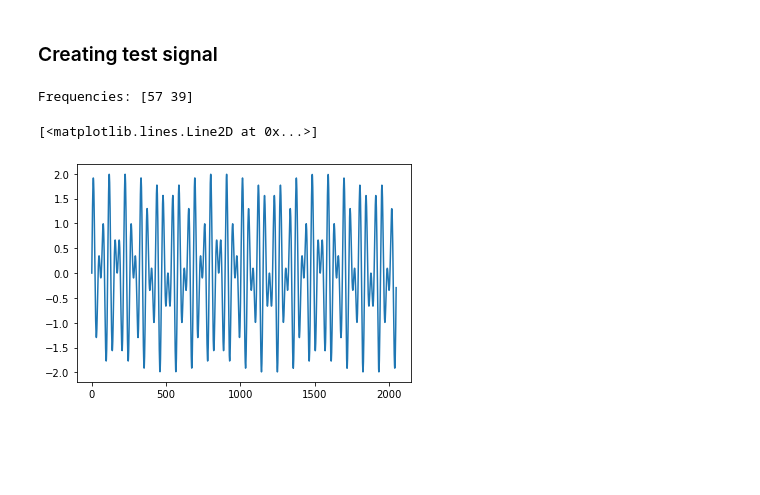
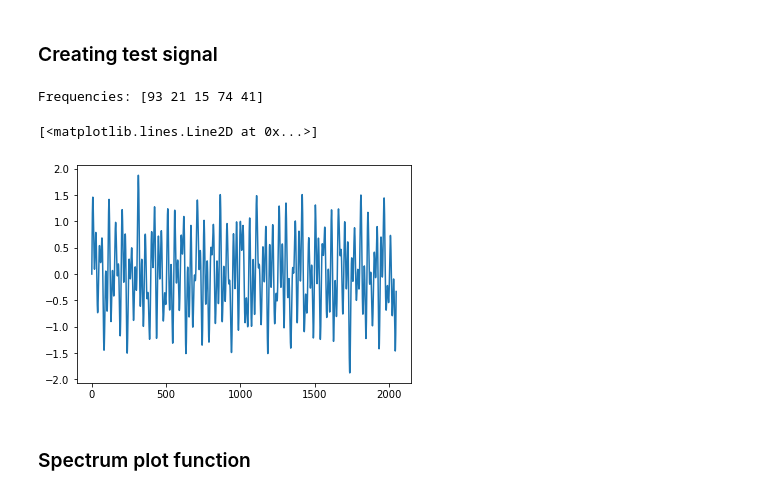
Before and after one commit to LukaszSzarecki/audio_python, a Jupyter notebook: jupyters/fft_spectrums.ipynb, the cells around one changed output. Drawn from its saved outputs; the diff is of its cells as text; code cells hidden in the pictures; blank space fills up the shorter version.

```diff
--- a/jupyters/fft_spectrums.ipynb
+++ b/jupyters/fft_spectrums.ipynb
@@ -12,30 +13,33 @@ import matplotlib.pyplot as plt
 # %%
 class Signal:
     def __init__(self, samples, num_of_freq):
         self.samples = samples
         self.x = np.arange(samples)
         self.num_of_freq = num_of_freq
         #Creating output signal
         self.out()
 
     def sin_wave(self, f):
-        return np.sin(2*np.pi * f * (self.x/self.samples))
+        a = np.random.random()
+        return a * np.sin(2*np.pi * f * (self.x/self.samples))
     def rand_freq(self):
         return np.random.randint(1,100,self.num_of_freq)
     def out(self):
         self.freqs = self.rand_freq()
         y = [self.sin_wave(f) for f in self.freqs]
         y_array = np.array(y)
         self.y = np.sum(y_array, 0)
 
 
 
-sig1 = Signal(2048, 2)
+sig1 = Signal(2048, 5)
 # print(sig1.x)
 # print(sig1.y)
 print(f'Frequencies: {sig1.freqs}')
 plt.plot(sig1.x, sig1.y)
 # %% [output]
-Frequencies: [57 39]
+Frequencies: [93 21 15 74 41]
 [<matplotlib.lines.Line2D at 0x...>]
-[figure, old version]
+[figure, new version]
+# %% [markdown]
+### Spectrum plot function
```
Also changed, not shown: parts of 5 cells of this notebook, 6 other files.
